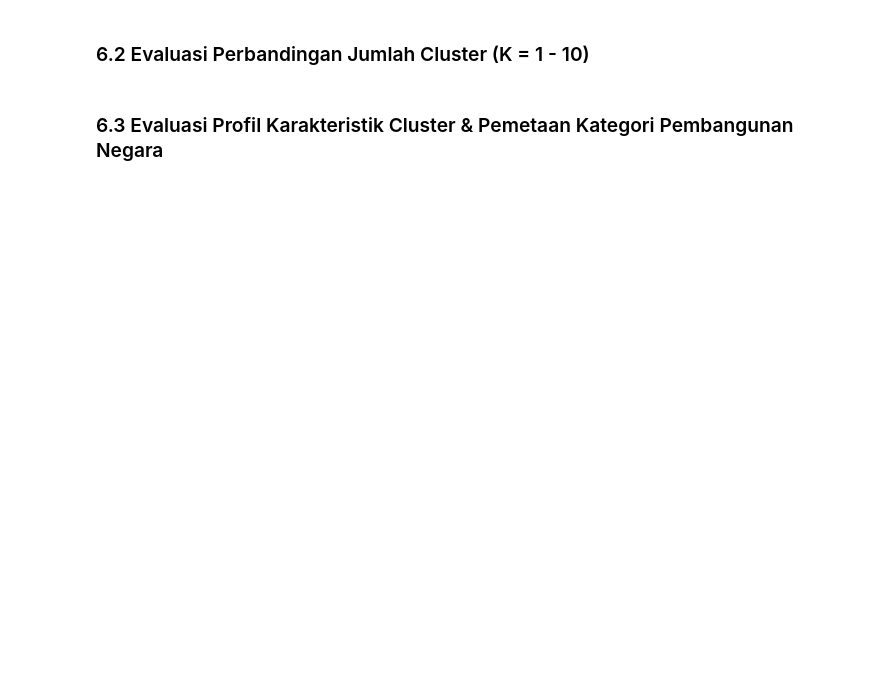
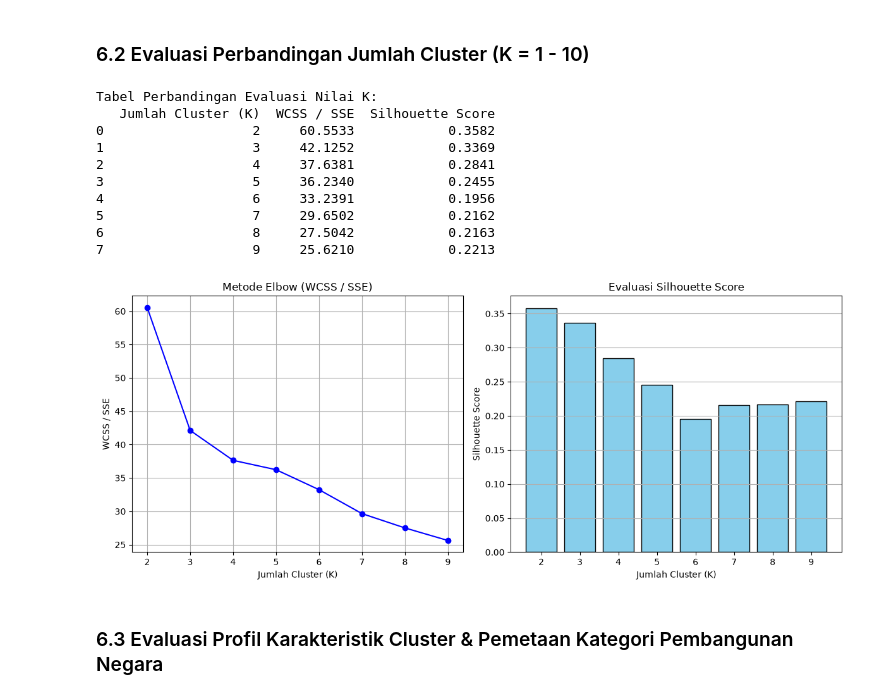
Before and after one commit to raplhy/Bootcamp-UBIG, a Jupyter notebook: Tugas16/Raw_Analysis.ipynb, the cells around one changed output. Cells and saved outputs as stored; diff of their text form; code cells hidden in the pictures; blank space fills up the shorter version.

```diff
--- a/Tugas16/Raw_Analysis.ipynb
+++ b/Tugas16/Raw_Analysis.ipynb
@@ -131,8 +131,8 @@ for col in numeric_cols:
         median = df[col].median()
         std = df[col].std()
         skew = df[col].skew()
-        min = df[col].min()
-        max = df[col].max()
+        min_val = df[col].min()
+        max_val = df[col].max()
         z_score = (df[col] - mean) / std
         outlier_iqr = df[(df[col] < lower) | (df[col] > upper)]
         outlier_z_score = df[np.abs(z_score) > 3]
@@ -142,11 +142,11 @@ for col in numeric_cols:
             'mean': mean,
             'standar deviasi': std,
             'kemiringan': skew,
-            'min': min,
+            'min': min_val,
             'q1': q1,
             'median': median,
             'q3': q3,
-            'max': max,
+            'max': max_val,
             'batas bawah': lower,
             'batas atas': upper,
             'outlier (IQR)': outlier_iqr.shape[0],
@@ -516,26 +471,53 @@ print(f"- Silhouette Score   : {silhouette_utama:.4f}")
 # %% [markdown]
 ### 6.2 Evaluasi Perbandingan Jumlah Cluster (K = 1 - 10)
 # %%
-k_range = range(1, 10)
-wcss_list = []
-silhouette_list = []
+hasil_evaluasi = []
 
-for k in k_range:
-    model_uji = KMeansPlusPlus(K=k, max_iters=100, plot_steps=False, random_state=43)
-    labels_uji = model_uji.predict(X_scaled)
+for k in range(2, 10):
+    model_uji = KMeansPlusPlus(K=k, max_iters=100, random_state=43)
+    label_uji = model_uji.predict(X_scaled)
 
-    wcss_val = hitung_wcss(X_scaled, labels_uji, model_uji.centroids)
-    wcss_list.append(wcss_val)
+    wcss = hitung_wcss(X_scaled, label_uji, model_uji.centroids)
+    sil = hitung_silhouette_score(X_scaled, label_uji)
 
-    if k >= 2:
-        sil_val = hitung_silhouette_score(X_scaled, labels_uji)
-        silhouette_list.append(sil_val)
-    else:
-        silhouette_list.append(np.nan)
+    hasil_evaluasi.append({
+        'Jumlah Cluster (K)': k,
+        'WCSS / SSE': round(wcss, 4),
+        'Silhouette Score': round(sil, 4)
+    })
 
-df_evaluasi_k = pd.DataFrame({'Jumlah Cluster (K)': list(k_range), 'WCSS / SSE': np.round(wcss_list, 4), 'Silhouette Score': np.round(silhouette_list, 4)})
+df_evaluasi_k = pd.DataFrame(hasil_evaluasi)
 print("Tabel Perbandingan Evaluasi Nilai K:")
-display(df_evaluasi_k)
+print(df_evaluasi_k)
+
+fig, axes = plt.subplots(1, 2, figsize=(12, 5))
+
+axes[0].plot(df_evaluasi_k['Jumlah Cluster (K)'], df_evaluasi_k['WCSS / SSE'], marker='o', color='blue')
+axes[0].set_title('Metode Elbow (WCSS / SSE)')
+axes[0].set_xlabel('Jumlah Cluster (K)')
+axes[0].set_ylabel('WCSS / SSE')
+axes[0].grid(True)
+
+axes[1].bar(df_evaluasi_k['Jumlah Cluster (K)'], df_evaluasi_k['Silhouette Score'], color='skyblue', edgecolor='black')
+axes[1].set_title('Evaluasi Silhouette Score')
+axes[1].set_xlabel('Jumlah Cluster (K)')
+axes[1].set_ylabel('Silhouette Score')
+axes[1].grid(axis='y')
+
+plt.tight_layout()
+plt.show()
+# %% [output]
+Tabel Perbandingan Evaluasi Nilai K:
+   Jumlah Cluster (K)  WCSS / SSE  Silhouette Score
+0                   2     60.5533            0.3582
+1                   3     42.1252            0.3369
+2                   4     37.6381            0.2841
+3                   5     36.2340            0.2455
+4                   6     33.2391            0.1956
+5                   7     29.6502            0.2162
+6                   8     27.5042            0.2163
+7                   9     25.6210            0.2213
+[figure, added]
 # %% [markdown]
 ### 6.3 Evaluasi Profil Karakteristik Cluster & Pemetaan Kategori Pembangunan Negara
 # %%
```
Also changed, not shown: parts of 7 cells of this notebook.
